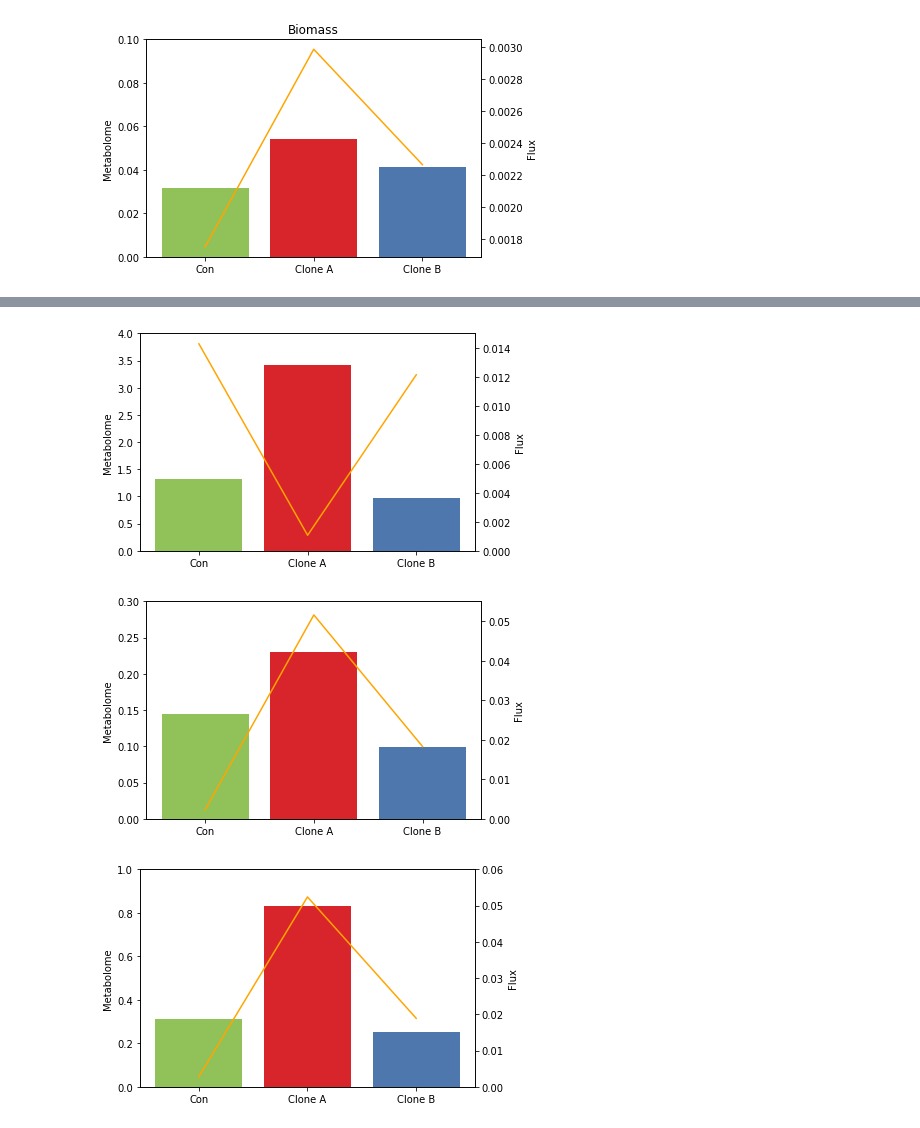
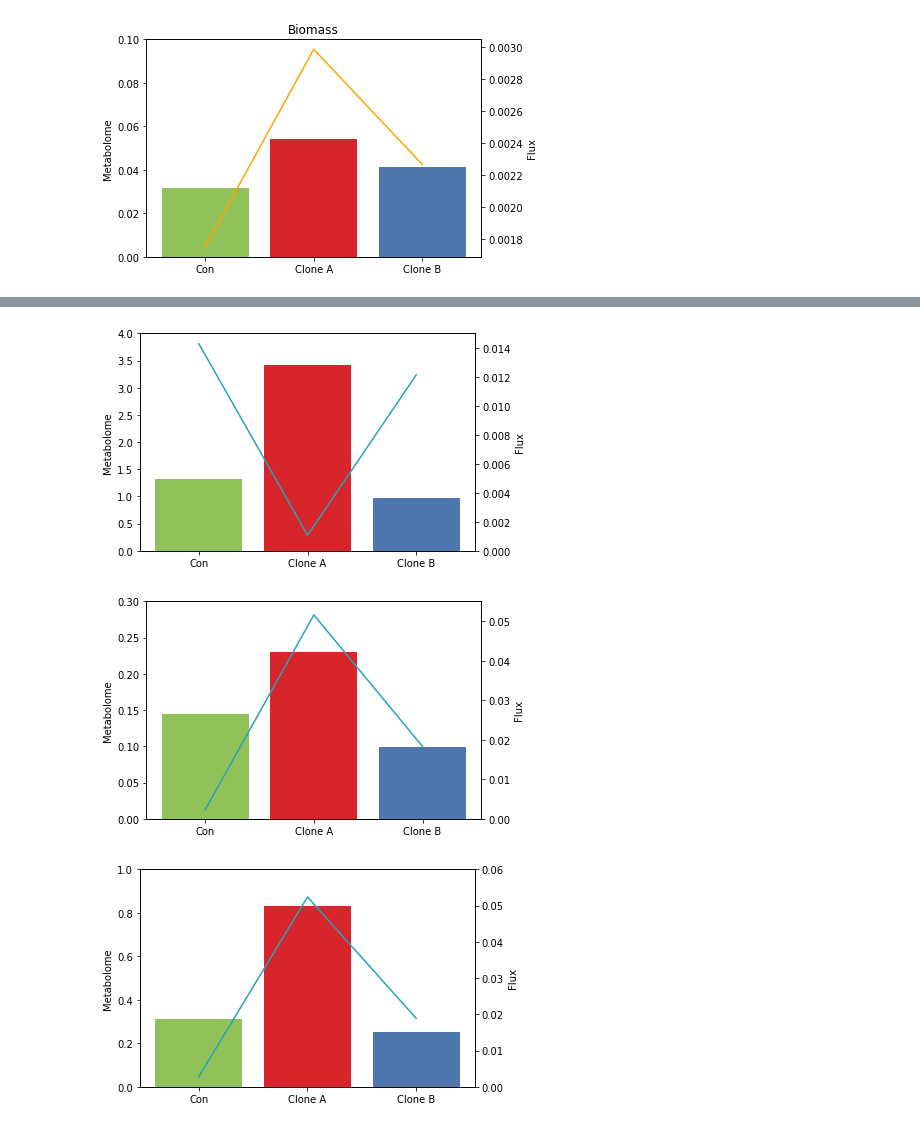
Before and after one commit to inoue0426/Cancer_cell_modeling_using_FBA, a Jupyter notebook: code/fba vs metabo unnormalize.ipynb, the cells around one changed output, grey strips where cells are left out. Drawn from its saved outputs; the diff is of its cells as text; code cells hidden in the pictures.

```diff
--- a/code/fba vs metabo unnormalize.ipynb
+++ b/code/fba vs metabo unnormalize.ipynb
@@ -5,7 +5,7 @@ import numpy as np
 
 %matplotlib inline
 # %%
-t = pd.read_excel('../result/metabo_mean.xlsx')
+t = pd.read_excel('../result/metabo_mean.xlsx', index_col=0)
 fba = pd.read_csv('../result/__fba__.csv', index_col=0)
 # %%
 d = pd.read_csv('../result/slope.csv', index_col=0).T
@@ -193,16 +193,16 @@ b = t.loc['Malic acid']
 # %%
 fig, ax = plt.subplots()
 
 ax2 = ax.twinx()
 p1 = ax.bar(['Con', 'Clone A', 'Clone B'], np.array(b), color=['#91c259', '#d8252b', '#4e78ad'])
 ax.set_ylim(0, 4)
 ax.set_ylabel('Metabolome')
-ax2.plot(['Con', 'Clone A', 'Clone B'], np.array(fba.loc['R00342']), color='orange')
+ax2.plot(['Con', 'Clone A', 'Clone B'], np.array(fba.loc['R00342']), color='#25a4b7')
 ax2.set_ylabel('Flux')
 ax2.set_ylim(0, 0.015)
 plt.show()
 # %% [output]
-[figure, old version]
+[figure, new version]
 # %%
 b = t.loc['Fructose 6-phosphate']
 # %%
@@ -212,12 +212,12 @@ ax2 = ax.twinx()
 p1 = ax.bar(['Con', 'Clone A', 'Clone B'], np.array(b), color=['#91c259', '#d8252b', '#4e78ad'])
 ax.set_ylim(0, 0.3)
 ax.set_ylabel('Metabolome')
-ax2.plot(['Con', 'Clone A', 'Clone B'], np.array(fba.loc['R02740']), color='orange')
+ax2.plot(['Con', 'Clone A', 'Clone B'], np.array(fba.loc['R02740']), color='#25a4b7')
 ax2.set_ylabel('Flux')
 ax2.set_ylim(0, 0.055)
 plt.show()
 # %% [output]
-[figure, old version]
+[figure, new version]
 # %%
 b = t.loc['Glucose 6-phosphate']
 # %%
@@ -227,9 +227,9 @@ ax2 = ax.twinx()
 p1 = ax.bar(['Con', 'Clone A', 'Clone B'], np.array(b), color=['#91c259', '#d8252b', '#4e78ad'])
 ax.set_ylim(0, 1)
 ax.set_ylabel('Metabolome')
-ax2.plot(['Con', 'Clone A', 'Clone B'], np.array(fba.loc['R01786']), color='orange')
+ax2.plot(['Con', 'Clone A', 'Clone B'], np.array(fba.loc['R01786']), color='#25a4b7')
 ax2.set_ylabel('Flux')
 ax2.set_ylim(0, 0.06)
 plt.show()
 # %% [output]
-[figure, old version]
+[figure, new version]
```
Also changed, not shown: parts of 6 cells of this notebook.
